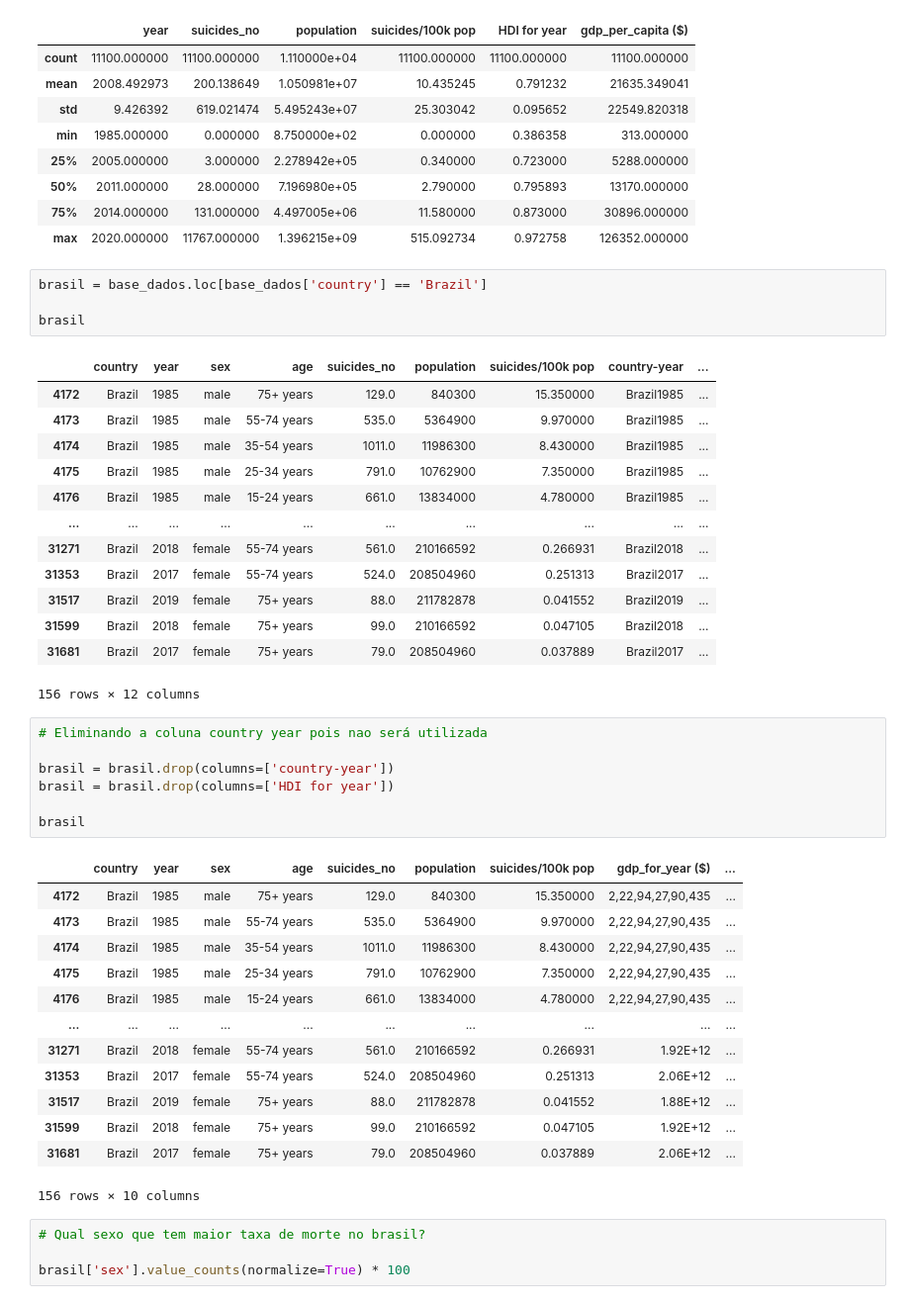
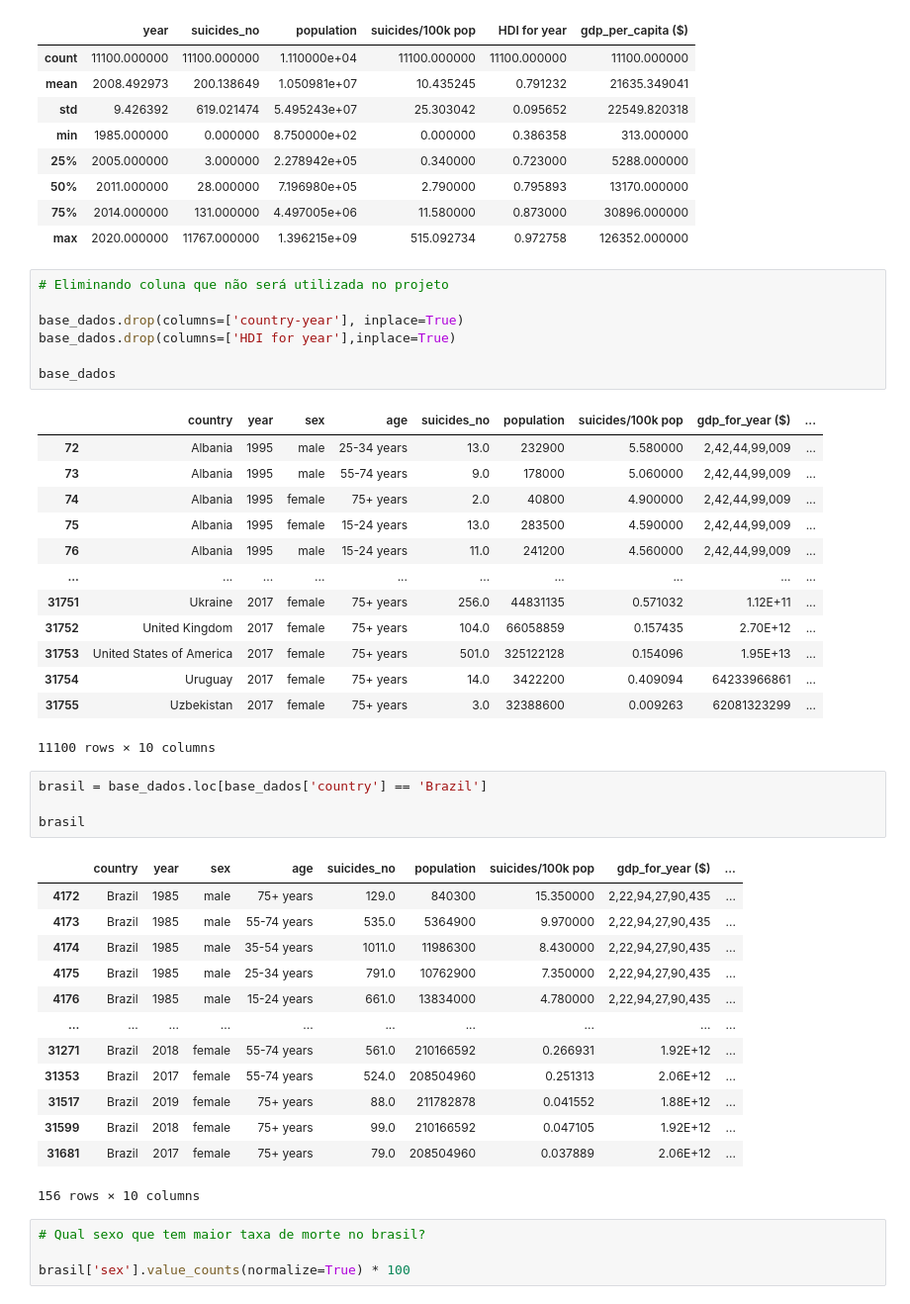
Before and after one commit to vitorhssouza/-Suicide-Rate-Project, a Jupyter notebook: taxa_suicidio.ipynb, the cells around one changed output. Shown: that part at 99% size. Cells and saved outputs as stored; diff of their text form.

Commit message:
eliminando coluna que nao será utilizada no projeto

```diff
--- a/taxa_suicidio.ipynb
+++ b/taxa_suicidio.ipynb
@@ -73,45 +73,45 @@ base_dados.describe()
 | 50% | 2011.000000 | 28.000000 | 7.196980e+05 | 2.790000 | 0.795893 | 13170.000000 |
 | 75% | 2014.000000 | 131.000000 | 4.497005e+06 | 11.580000 | 0.873000 | 30896.000000 |
 | max | 2020.000000 | 11767.000000 | 1.396215e+09 | 515.092734 | 0.972758 | 126352.000000 |
+# %%
+# Eliminando coluna que não será utilizada no projeto
+
+base_dados.drop(columns=['country-year'], inplace=True)
+base_dados.drop(columns=['HDI for year'],inplace=True)
+
+base_dados
+# %% [output]
+|  | country | year | sex | age | suicides_no | population | suicides/100k pop | gdp_for_year ($) | ... |
+| 72 | Albania | 1995 | male | 25-34 years | 13.0 | 232900 | 5.580000 | 2,42,44,99,009 | ... |
+| 73 | Albania | 1995 | male | 55-74 years | 9.0 | 178000 | 5.060000 | 2,42,44,99,009 | ... |
+| 74 | Albania | 1995 | female | 75+ years | 2.0 | 40800 | 4.900000 | 2,42,44,99,009 | ... |
+| 75 | Albania | 1995 | female | 15-24 years | 13.0 | 283500 | 4.590000 | 2,42,44,99,009 | ... |
+| 76 | Albania | 1995 | male | 15-24 years | 11.0 | 241200 | 4.560000 | 2,42,44,99,009 | ... |
+| ... | ... | ... | ... | ... | ... | ... | ... | ... | ... |
+| 31751 | Ukraine | 2017 | female | 75+ years | 256.0 | 44831135 | 0.571032 | 1.12E+11 | ... |
+| 31752 | United Kingdom | 2017 | female | 75+ years | 104.0 | 66058859 | 0.157435 | 2.70E+12 | ... |
+| 31753 | United States of America | 2017 | female | 75+ years | 501.0 | 325122128 | 0.154096 | 1.95E+13 | ... |
+| 31754 | Uruguay | 2017 | female | 75+ years | 14.0 | 3422200 | 0.409094 | 64233966861 | ... |
+| 31755 | Uzbekistan | 2017 | female | 75+ years | 3.0 | 32388600 | 0.009263 | 62081323299 | ... |
+11100 rows × 10 columns
 # %%
 brasil = base_dados.loc[base_dados['country'] == 'Brazil']
 
 brasil
 # %% [output]
-|  | country | year | sex | age | suicides_no | population | suicides/100k pop | country-year | ... |
-| 4172 | Brazil | 1985 | male | 75+ years | 129.0 | 840300 | 15.350000 | Brazil1985 | ... |
-| 4173 | Brazil | 1985 | male | 55-74 years | 535.0 | 5364900 | 9.970000 | Brazil1985 | ... |
-| 4174 | Brazil | 1985 | male | 35-54 years | 1011.0 | 11986300 | 8.430000 | Brazil1985 | ... |
-| 4175 | Brazil | 1985 | male | 25-34 years | 791.0 | 10762900 | 7.350000 | Brazil1985 | ... |
-| 4176 | Brazil | 1985 | male | 15-24 years | 661.0 | 13834000 | 4.780000 | Brazil1985 | ... |
+|  | country | year | sex | age | suicides_no | population | suicides/100k pop | gdp_for_year ($) | ... |
+| 4172 | Brazil | 1985 | male | 75+ years | 129.0 | 840300 | 15.350000 | 2,22,94,27,90,435 | ... |
+| 4173 | Brazil | 1985 | male | 55-74 years | 535.0 | 5364900 | 9.970000 | 2,22,94,27,90,435 | ... |
+| 4174 | Brazil | 1985 | male | 35-54 years | 1011.0 | 11986300 | 8.430000 | 2,22,94,27,90,435 | ... |
+| 4175 | Brazil | 1985 | male | 25-34 years | 791.0 | 10762900 | 7.350000 | 2,22,94,27,90,435 | ... |
+| 4176 | Brazil | 1985 | male | 15-24 years | 661.0 | 13834000 | 4.780000 | 2,22,94,27,90,435 | ... |
 | ... | ... | ... | ... | ... | ... | ... | ... | ... | ... |
-| 31271 | Brazil | 2018 | female | 55-74 years | 561.0 | 210166592 | 0.266931 | Brazil2018 | ... |
-| 31353 | Brazil | 2017 | female | 55-74 years | 524.0 | 208504960 | 0.251313 | Brazil2017 | ... |
-| 31517 | Brazil | 2019 | female | 75+ years | 88.0 | 211782878 | 0.041552 | Brazil2019 | ... |
-| 31599 | Brazil | 2018 | female | 75+ years | 99.0 | 210166592 | 0.047105 | Brazil2018 | ... |
-| 31681 | Brazil | 2017 | female | 75+ years | 79.0 | 208504960 | 0.037889 | Brazil2017 | ... |
+| 31271 | Brazil | 2018 | female | 55-74 years | 561.0 | 210166592 | 0.266931 | 1.92E+12 | ... |
+| 31353 | Brazil | 2017 | female | 55-74 years | 524.0 | 208504960 | 0.251313 | 2.06E+12 | ... |
+| 31517 | Brazil | 2019 | female | 75+ years | 88.0 | 211782878 | 0.041552 | 1.88E+12 | ... |
+| 31599 | Brazil | 2018 | female | 75+ years | 99.0 | 210166592 | 0.047105 | 1.92E+12 | ... |
+| 31681 | Brazil | 2017 | female | 75+ years | 79.0 | 208504960 | 0.037889 | 2.06E+12 | ... |
-156 rows × 12 columns
+156 rows × 10 columns
-# %%
-# Eliminando a coluna country year pois nao será utilizada
-
-brasil = brasil.drop(columns=['country-year'])
-brasil = brasil.drop(columns=['HDI for year'])
-
-brasil
-# %% [output]
-|  | country | year | sex | age | suicides_no | population | suicides/100k pop | gdp_for_year ($) | ... |
-| 4172 | Brazil | 1985 | male | 75+ years | 129.0 | 840300 | 15.350000 | 2,22,94,27,90,435 | ... |
-| 4173 | Brazil | 1985 | male | 55-74 years | 535.0 | 5364900 | 9.970000 | 2,22,94,27,90,435 | ... |
-| 4174 | Brazil | 1985 | male | 35-54 years | 1011.0 | 11986300 | 8.430000 | 2,22,94,27,90,435 | ... |
-| 4175 | Brazil | 1985 | male | 25-34 years | 791.0 | 10762900 | 7.350000 | 2,22,94,27,90,435 | ... |
-| 4176 | Brazil | 1985 | male | 15-24 years | 661.0 | 13834000 | 4.780000 | 2,22,94,27,90,435 | ... |
-| ... | ... | ... | ... | ... | ... | ... | ... | ... | ... |
-| 31271 | Brazil | 2018 | female | 55-74 years | 561.0 | 210166592 | 0.266931 | 1.92E+12 | ... |
-| 31353 | Brazil | 2017 | female | 55-74 years | 524.0 | 208504960 | 0.251313 | 2.06E+12 | ... |
-| 31517 | Brazil | 2019 | female | 75+ years | 88.0 | 211782878 | 0.041552 | 1.88E+12 | ... |
-| 31599 | Brazil | 2018 | female | 75+ years | 99.0 | 210166592 | 0.047105 | 1.92E+12 | ... |
-| 31681 | Brazil | 2017 | female | 75+ years | 79.0 | 208504960 | 0.037889 | 2.06E+12 | ... |
-156 rows × 10 columns
 # %%
 # Qual sexo que tem maior taxa de morte no brasil?
 
```
